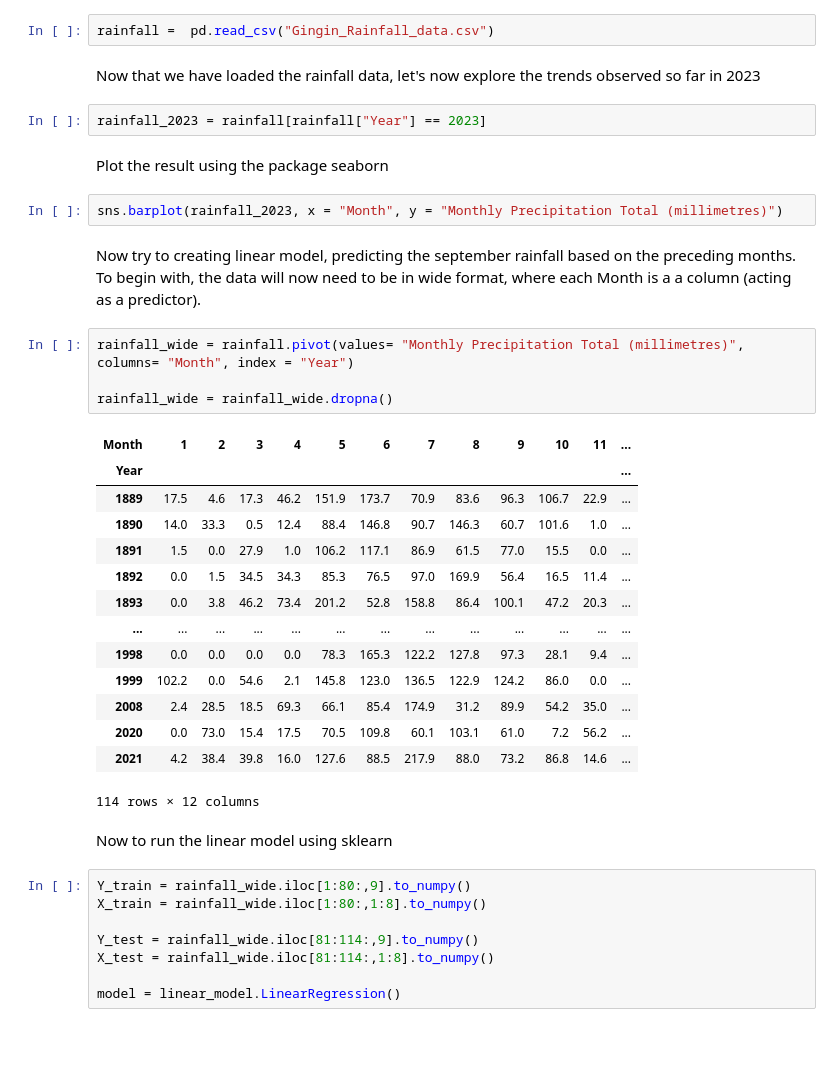
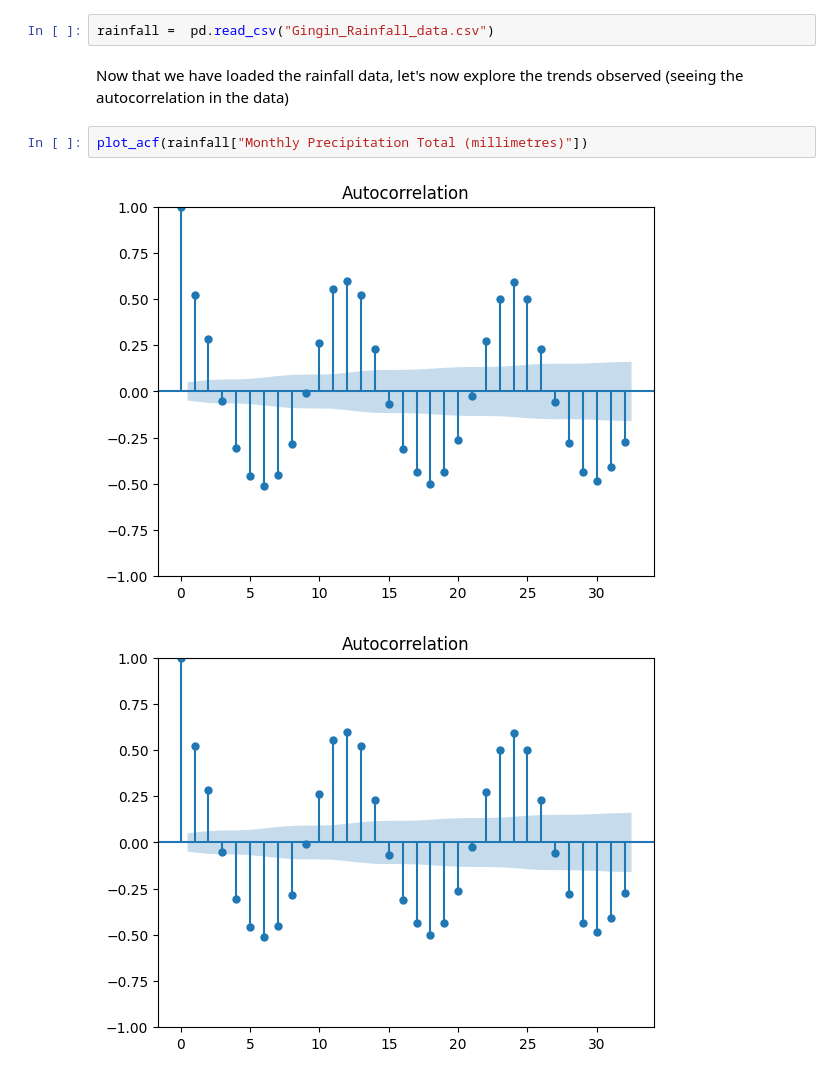
Before and after one commit to JordanBrown98/Gingin-WA-Rainfall-Analysis, a Jupyter notebook: Gingin_Analysis.ipynb, the cells around one changed output. Drawn from its saved outputs; the diff is of its cells as text; blank space fills up the shorter version.

```diff
--- a/Gingin_Analysis.ipynb
+++ b/Gingin_Analysis.ipynb
@@ -17,41 +14,9 @@ from sklearn import tree
 # %%
 rainfall =  pd.read_csv("Gingin_Rainfall_data.csv")
 # %% [markdown]
-Now that we have loaded the rainfall data, let's now explore the trends observed so far in 2023
+Now that we have loaded the rainfall data, let's now explore the trends observed (seeing the autocorrelation in the data)
-# %%
-rainfall_2023 = rainfall[rainfall["Year"] == 2023]
-# %% [markdown]
-Plot the result using the package seaborn
 # %%
-sns.barplot(rainfall_2023, x = "Month", y = "Monthly Precipitation Total (millimetres)")
+plot_acf(rainfall["Monthly Precipitation Total (millimetres)"])
+# %% [output]
+[figure, added]
+[figure, added]
-# %% [markdown]
-Now try to creating linear model, predicting the september rainfall based on the preceding months. To begin with, the data will now need to be in wide format, where each Month is a a column (acting as a predictor).
-# %%
-rainfall_wide = rainfall.pivot(values= "Monthly Precipitation Total (millimetres)", columns= "Month", index = "Year")
-
-rainfall_wide = rainfall_wide.dropna()
-# %% [output]
-| Month | 1 | 2 | 3 | 4 | 5 | 6 | 7 | 8 | 9 | 10 | 11 | ... |
-| Year |  |  |  |  |  |  |  |  |  |  |  | ... |
-| 1889 | 17.5 | 4.6 | 17.3 | 46.2 | 151.9 | 173.7 | 70.9 | 83.6 | 96.3 | 106.7 | 22.9 | ... |
-| 1890 | 14.0 | 33.3 | 0.5 | 12.4 | 88.4 | 146.8 | 90.7 | 146.3 | 60.7 | 101.6 | 1.0 | ... |
-| 1891 | 1.5 | 0.0 | 27.9 | 1.0 | 106.2 | 117.1 | 86.9 | 61.5 | 77.0 | 15.5 | 0.0 | ... |
-| 1892 | 0.0 | 1.5 | 34.5 | 34.3 | 85.3 | 76.5 | 97.0 | 169.9 | 56.4 | 16.5 | 11.4 | ... |
-| 1893 | 0.0 | 3.8 | 46.2 | 73.4 | 201.2 | 52.8 | 158.8 | 86.4 | 100.1 | 47.2 | 20.3 | ... |
-| ... | ... | ... | ... | ... | ... | ... | ... | ... | ... | ... | ... | ... |
-| 1998 | 0.0 | 0.0 | 0.0 | 0.0 | 78.3 | 165.3 | 122.2 | 127.8 | 97.3 | 28.1 | 9.4 | ... |
-| 1999 | 102.2 | 0.0 | 54.6 | 2.1 | 145.8 | 123.0 | 136.5 | 122.9 | 124.2 | 86.0 | 0.0 | ... |
-| 2008 | 2.4 | 28.5 | 18.5 | 69.3 | 66.1 | 85.4 | 174.9 | 31.2 | 89.9 | 54.2 | 35.0 | ... |
-| 2020 | 0.0 | 73.0 | 15.4 | 17.5 | 70.5 | 109.8 | 60.1 | 103.1 | 61.0 | 7.2 | 56.2 | ... |
-| 2021 | 4.2 | 38.4 | 39.8 | 16.0 | 127.6 | 88.5 | 217.9 | 88.0 | 73.2 | 86.8 | 14.6 | ... |
-114 rows × 12 columns
-# %% [markdown]
-Now to run the linear model using sklearn
-# %%
-Y_train = rainfall_wide.iloc[1:80:,9].to_numpy()
-X_train = rainfall_wide.iloc[1:80:,1:8].to_numpy()
-
-Y_test = rainfall_wide.iloc[81:114:,9].to_numpy()
-X_test = rainfall_wide.iloc[81:114:,1:8].to_numpy()
-
-model = linear_model.LinearRegression()
```
Also changed, not shown: parts of 27 cells of this notebook.
